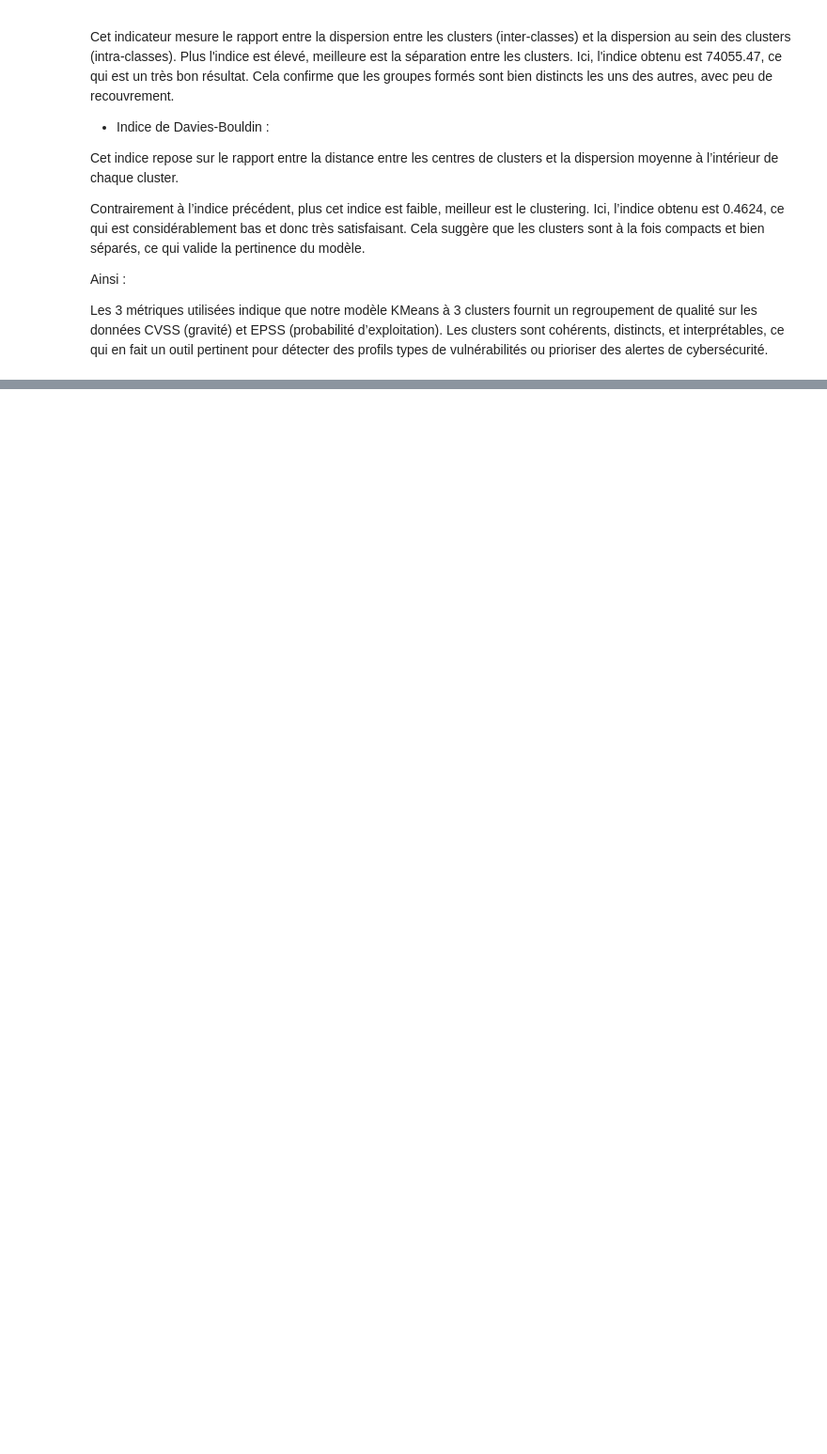
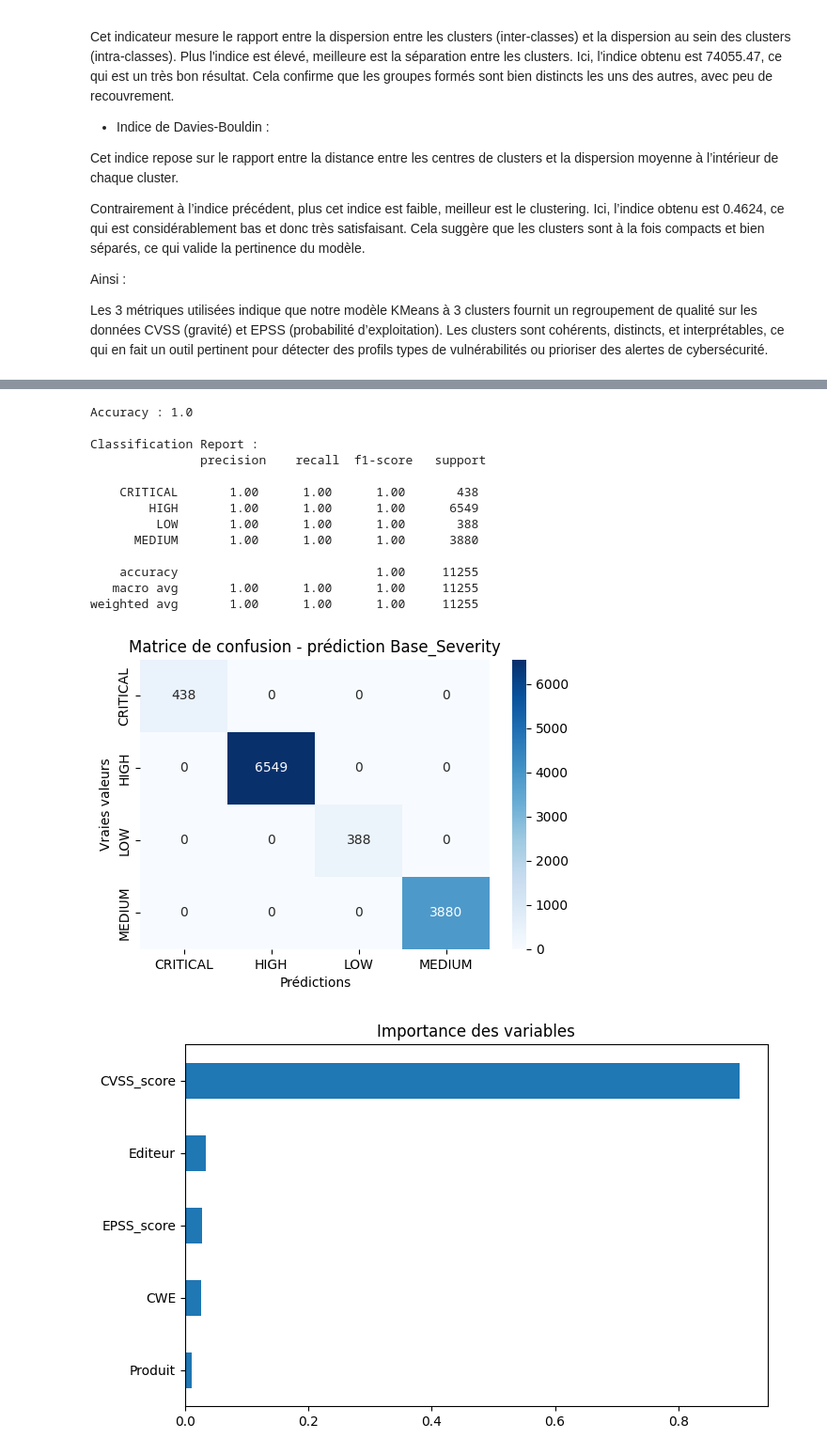
Before and after one commit to charlottines/TD-ANSSI, a Jupyter notebook: machine_learning.ipynb, the cells around one changed output, grey strips where cells are left out. Shown at 94% size. Saved outputs shown, nothing was run; the diff lists cells and outputs as text; code cells hidden in the pictures; blank space fills up the shorter version.

Commit message:
étape 7 : ajout de deux modèles supervisés

```diff
--- a/machine_learning.ipynb
+++ b/machine_learning.ipynb
@@ -139,0 +182,52 @@ Limite :
+# %%
+# Supervisé - Random Forest
+
+df_model = df[["Base_Severity", "CVSS_score", "EPSS_score", "CWE", "Editeur", "Produit"]].dropna()
+df_model = df_model[df_model["Base_Severity"].isin(["LOW", "MEDIUM", "HIGH", "CRITICAL"])]
+
+label_encoders = {}
+for col in ["CWE", "Editeur", "Produit"]:
+    le = LabelEncoder()
+    df_model[col] = le.fit_transform(df_model[col].astype(str))
+    label_encoders[col] = le
+
+le_severity = LabelEncoder()
+df_model["Base_Severity"] = le_severity.fit_transform(df_model["Base_Severity"])
+X = df_model.drop("Base_Severity", axis=1)
+y = df_model["Base_Severity"]
+
+X_train, X_test, y_train, y_test = train_test_split(X, y, test_size=0.3, random_state=42) # Train / Test split
+clf = RandomForestClassifier(n_estimators=100, random_state=42)
+clf.fit(X_train, y_train)
+y_pred = clf.predict(X_test)
+
+print("Accuracy :", accuracy_score(y_test, y_pred))
+print("\nClassification Report :\n", classification_report(y_test, y_pred, target_names=le_severity.classes_))
+
+conf_mat = confusion_matrix(y_test, y_pred)
+plt.figure(figsize=(6, 4))
+sns.heatmap(conf_mat, annot=True, fmt='d', cmap="Blues", xticklabels=le_severity.classes_, yticklabels=le_severity.classes_)
+plt.title("Matrice de confusion - prédiction Base_Severity")
+plt.xlabel("Prédictions")
+plt.ylabel("Vraies valeurs")
+plt.show()
+
+importances = pd.Series(clf.feature_importances_, index=X.columns)
+importances.sort_values(ascending=True).plot(kind='barh', figsize=(8, 5), title="Importance des variables")
+plt.show()
+# %% [output]
+Accuracy : 1.0
+
+Classification Report :
+               precision    recall  f1-score   support
+
+    CRITICAL       1.00      1.00      1.00       438
+        HIGH       1.00      1.00      1.00      6549
+         LOW       1.00      1.00      1.00       388
+      MEDIUM       1.00      1.00      1.00      3880
+
+    accuracy                           1.00     11255
+   macro avg       1.00      1.00      1.00     11255
+weighted avg       1.00      1.00      1.00     11255
+[figure, added]
+[figure, added]
```
Also changed, not shown: parts of 9 cells of this notebook.
